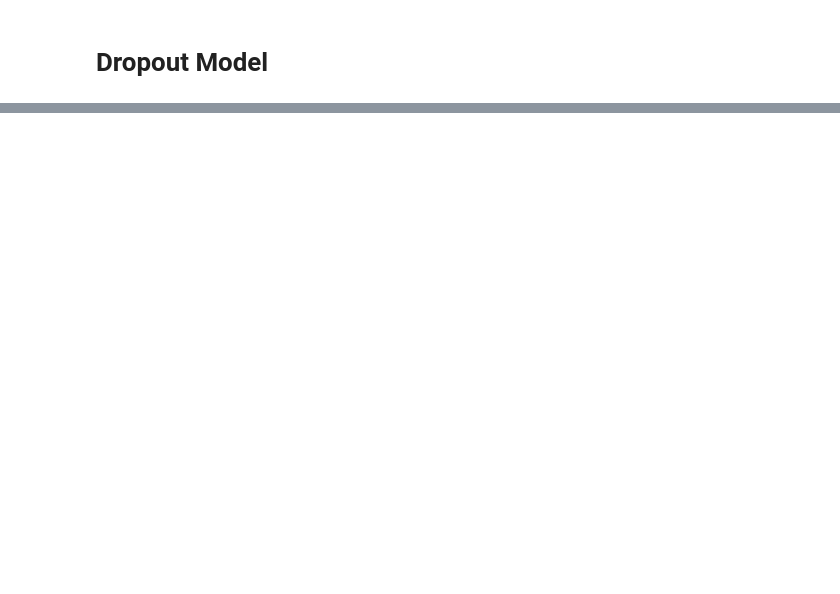
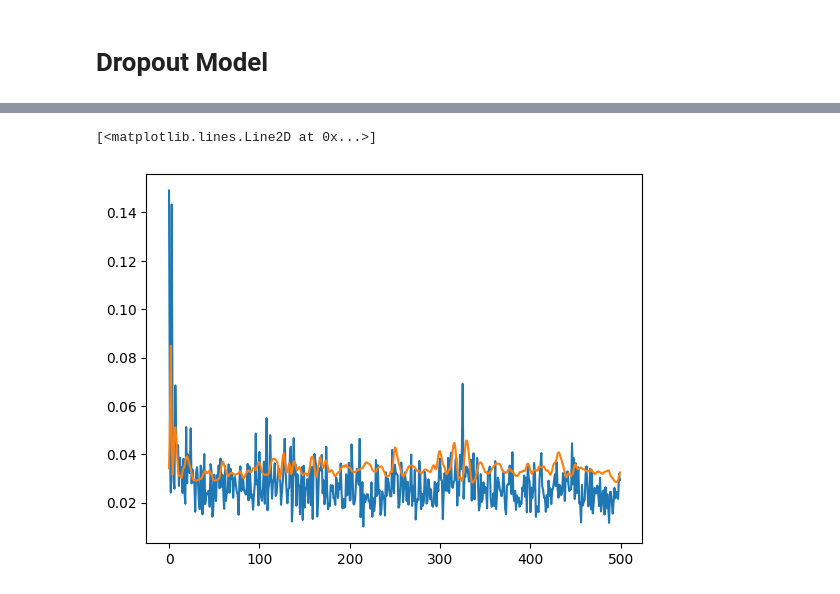
Before and after one commit to Sahil-Rajpal/Deep-Learning, a Jupyter notebook: dropout_notebook.ipynb, the cells around one changed output, grey strips where cells are left out. Drawn from its saved outputs; the diff is of its cells as text; code cells hidden in the pictures; blank space fills up the shorter version.

```diff
--- a/dropout_notebook.ipynb
+++ b/dropout_notebook.ipynb
@@ -100,0 +111,6 @@ plt.show()
+# %%
+plt.plot(drop_out_history.history['loss'])
+plt.plot(drop_out_history.history['val_loss'])
+# %% [output]
+[<matplotlib.lines.Line2D at 0x...>]
+[figure, added]
```
Also changed, not shown: parts of 9 cells of this notebook.
